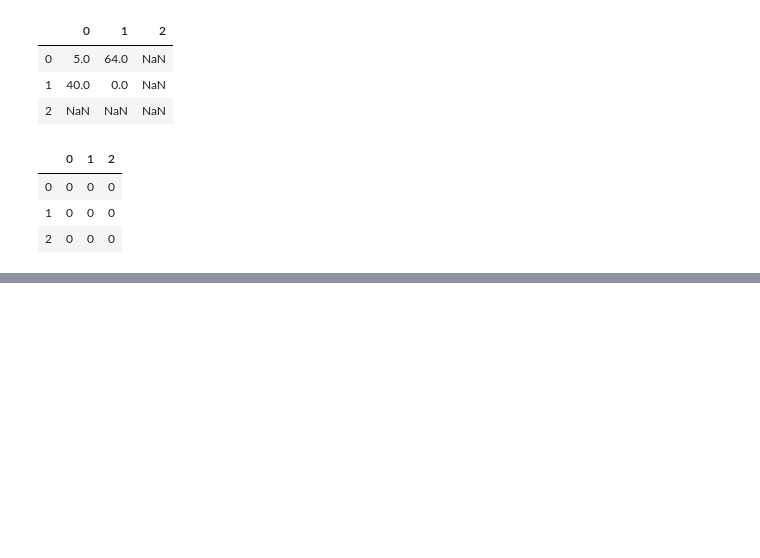
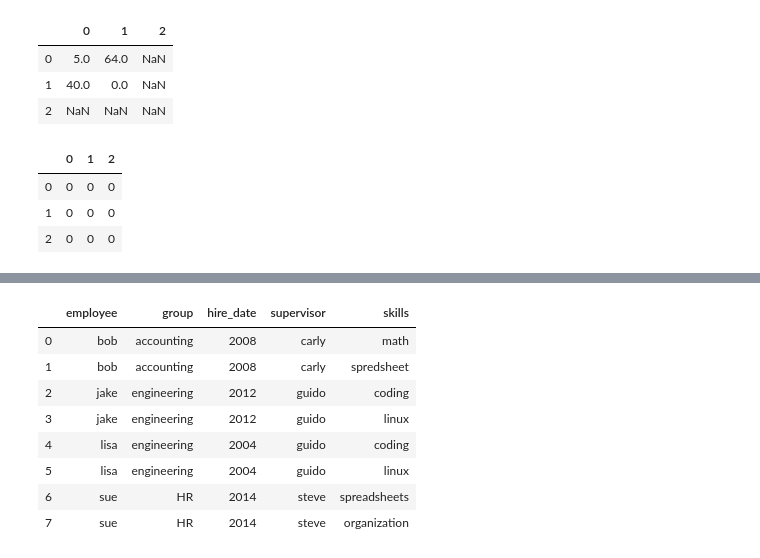
Before and after one commit to pratik7798/Python-Workshop, a Jupyter notebook: Pandas basics.ipynb, the cells around one changed output, grey strips where cells are left out. Saved outputs shown, nothing was run; the diff lists cells and outputs as text; code cells hidden in the pictures; blank space fills up the shorter version.

```diff
--- a/Pandas basics.ipynb
+++ b/Pandas basics.ipynb
@@ -388,0 +484,4 @@ x-x
+# %%
+df=pd.DataFrame({'employee':['bob','jake','lisa','sue'],'group':['accounting','engineering','engineering','HR']})
+df1=pd.DataFrame({'employee':['lisa','bob','jake','sue'],'hire_date':[2004,2008,2012,2014]})
+df
@@ -388,0 +502,3 @@ x-x
+# %%
+df2=pd.merge(df,df1)
+df2
@@ -388,0 +511,4 @@ x-x
+# %%
+df3=pd.DataFrame({'group':['accounting','engineering','HR'],'supervisor':['carly','guido','steve']})
+a=pd.merge(df2,df3)
+a
@@ -388,0 +521,15 @@ x-x
+# %%
+df4=pd.DataFrame({'group':['accounting','accounting','engineering','engineering','HR','HR'],'skills':['math','spredsheet',
+                                                                                                      'coding','linux','spreadsheets','organization']})
+df5=pd.merge(a,df4)
+df5
+# %% [output]
+|  | employee | group | hire_date | supervisor | skills |
+| 0 | bob | accounting | 2008 | carly | math |
+| 1 | bob | accounting | 2008 | carly | spredsheet |
+| 2 | jake | engineering | 2012 | guido | coding |
+| 3 | jake | engineering | 2012 | guido | linux |
+| 4 | lisa | engineering | 2004 | guido | coding |
+| 5 | lisa | engineering | 2004 | guido | linux |
+| 6 | sue | HR | 2014 | steve | spreadsheets |
+| 7 | sue | HR | 2014 | steve | organization |
```
Also changed, not shown: parts of 24 cells of this notebook.
